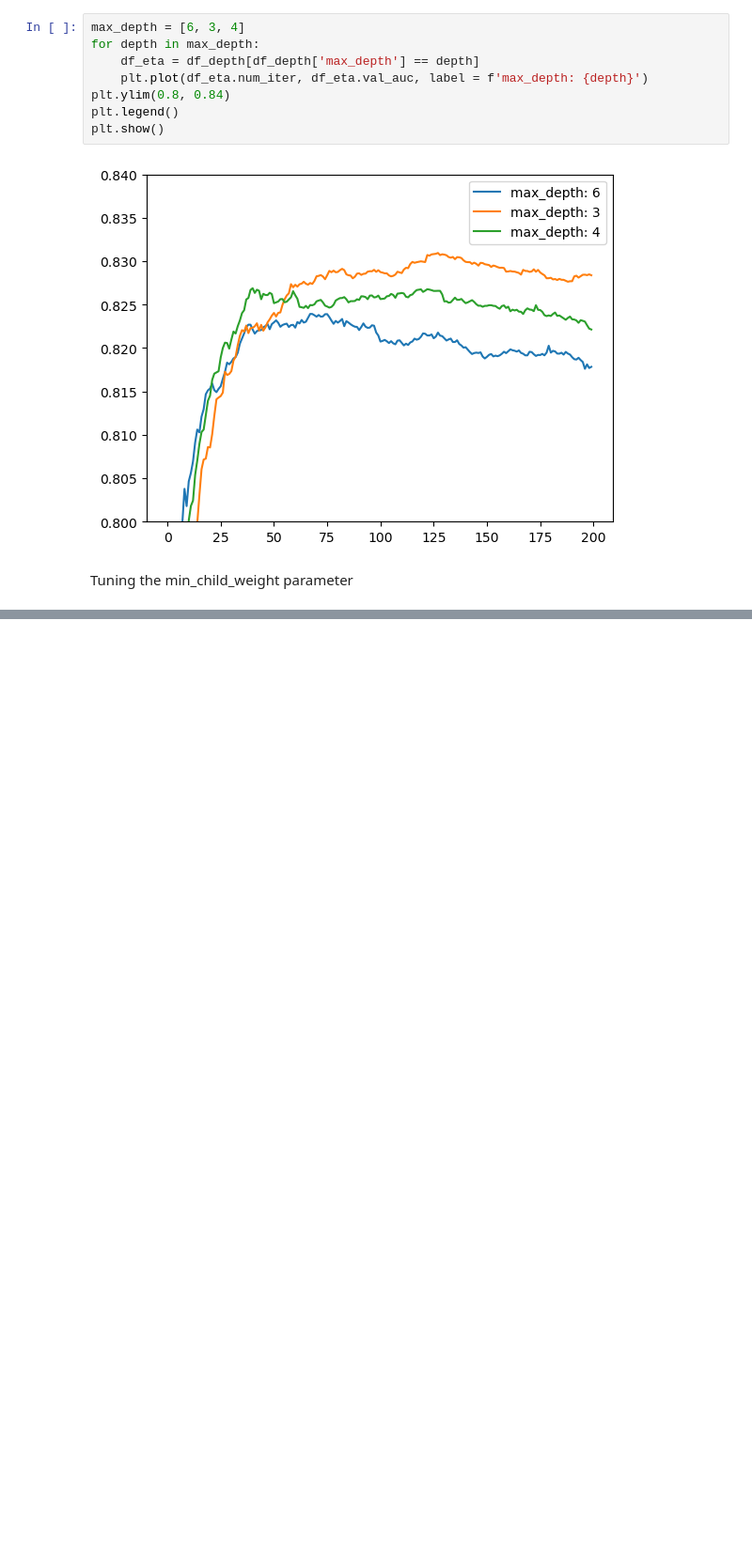
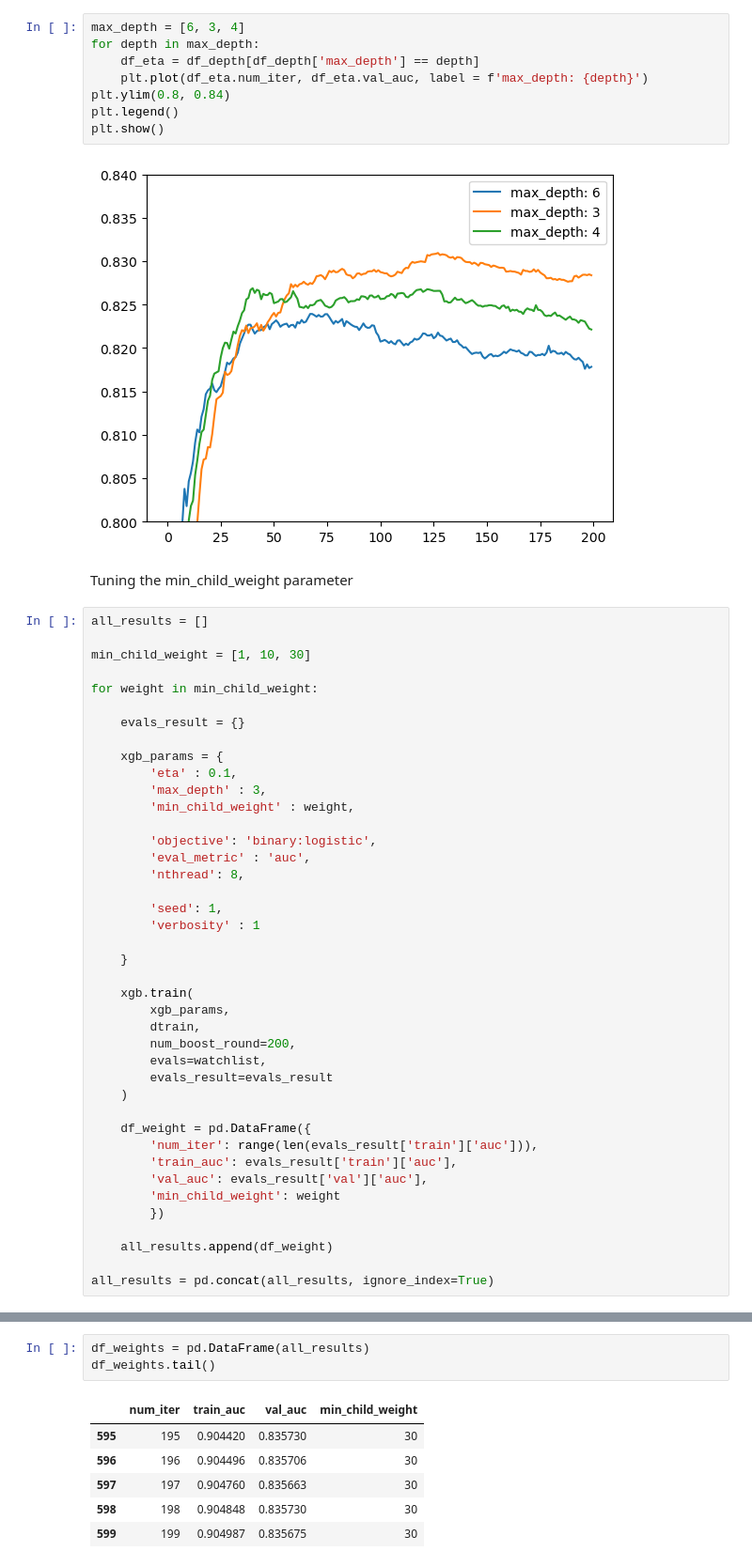
Before and after one commit to KingsleyElo/ml-zoomcamp-notes, a Jupyter notebook: Trees/notebook.ipynb, the cells around one changed output, grey strips where cells are left out. Shown at 94% size. Drawn from its saved outputs; the diff is of its cells as text; blank space fills up the shorter version.

```diff
--- a/Trees/notebook.ipynb
+++ b/Trees/notebook.ipynb
@@ -649,3 +658,44 @@ plt.show()
 [figure]
 # %% [markdown]
 Tuning the min_child_weight parameter
+# %%
+all_results = []
+
+min_child_weight = [1, 10, 30]
+
+for weight in min_child_weight:
+
+    evals_result = {}
+
+    xgb_params = {
+        'eta' : 0.1,
+        'max_depth' : 3,
+        'min_child_weight' : weight,
+
+        'objective': 'binary:logistic',
+        'eval_metric' : 'auc',
+        'nthread': 8,
+
+        'seed': 1,
+        'verbosity' : 1
+
+    }
+
+    xgb.train(
+        xgb_params,
+        dtrain,
+        num_boost_round=200,
+        evals=watchlist,
+        evals_result=evals_result
+    )
+
+    df_weight = pd.DataFrame({
+        'num_iter': range(len(evals_result['train']['auc'])),
+        'train_auc': evals_result['train']['auc'],
+        'val_auc': evals_result['val']['auc'],
+        'min_child_weight': weight
+        })
+
+    all_results.append(df_weight)
+
+all_results = pd.concat(all_results, ignore_index=True)
@@ -651,0 +720,10 @@ Tuning the min_child_weight parameter
+# %%
+df_weights = pd.DataFrame(all_results)
+df_weights.tail()
+# %% [output]
+|  | num_iter | train_auc | val_auc | min_child_weight |
+| 595 | 195 | 0.904420 | 0.835730 | 30 |
+| 596 | 196 | 0.904496 | 0.835706 | 30 |
+| 597 | 197 | 0.904760 | 0.835663 | 30 |
+| 598 | 198 | 0.904848 | 0.835730 | 30 |
+| 599 | 199 | 0.904987 | 0.835675 | 30 |
```
Also changed, not shown: parts of 16 cells of this notebook.
